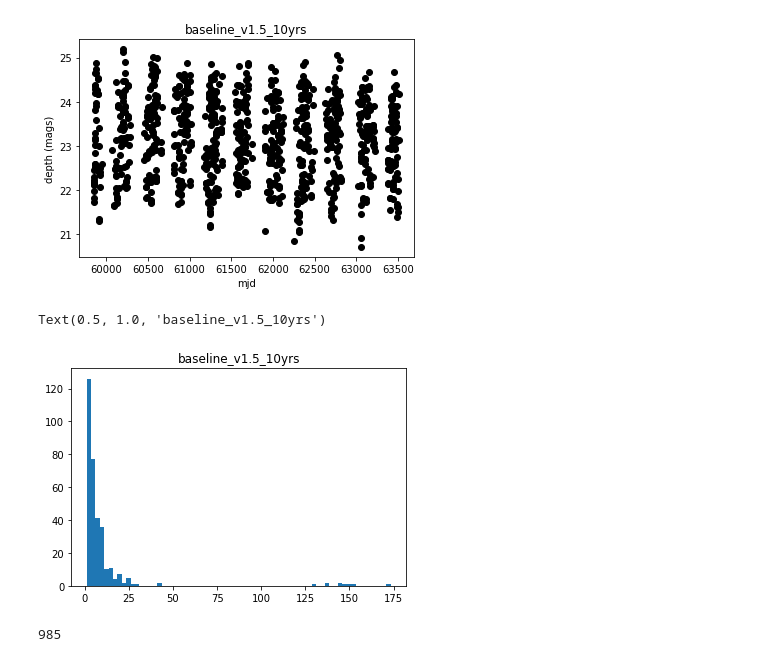
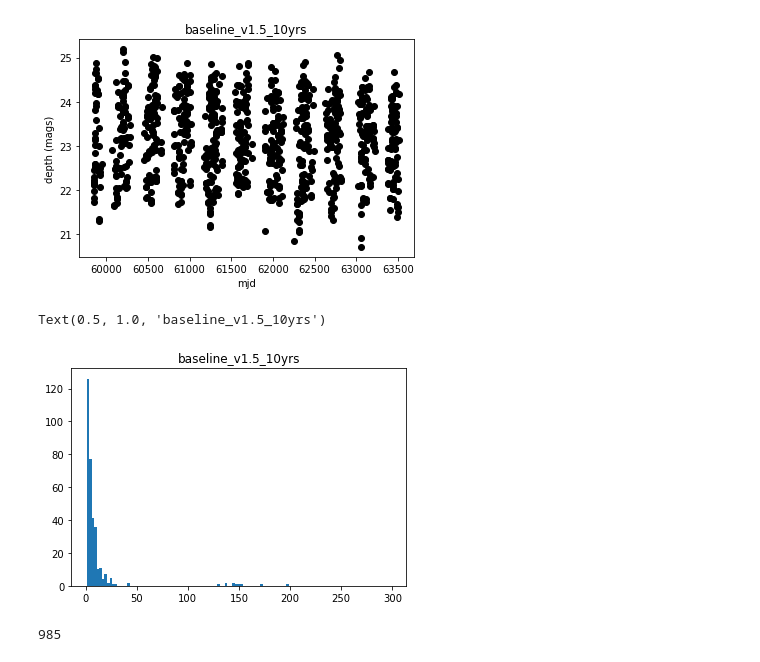
Before and after one commit to yoachim/20_Scratch, a Jupyter notebook: gaps_check/gap_check.ipynb, the cells around one changed output. Cells and saved outputs as stored; diff of their text form; code cells hidden in the pictures.

Commit message:
plot range

```diff
--- a/gaps_check/gap_check.ipynb
+++ b/gaps_check/gap_check.ipynb
@@ -46,11 +46,11 @@ Text(0.5, 1.0, 'baseline_v1.5_10yrs')
 # %%
 mjds = np.sort(bundleList[0].metricValues[0]['observationStartMJD'])
 dt = np.diff(mjds)
-temp = plt.hist(dt, bins=np.arange(1,175, 2.5))
+temp = plt.hist(dt, bins=np.arange(1,300, 2.5))
 plt.title('baseline_v1.5_10yrs')
 # %% [output]
 Text(0.5, 1.0, 'baseline_v1.5_10yrs')
-[figure, old version]
+[figure, new version]
 # %%
 np.size(bundleList[0].metricValues[0])
 # %% [output]
```
Also changed, not shown: parts of 3 cells of this notebook.
